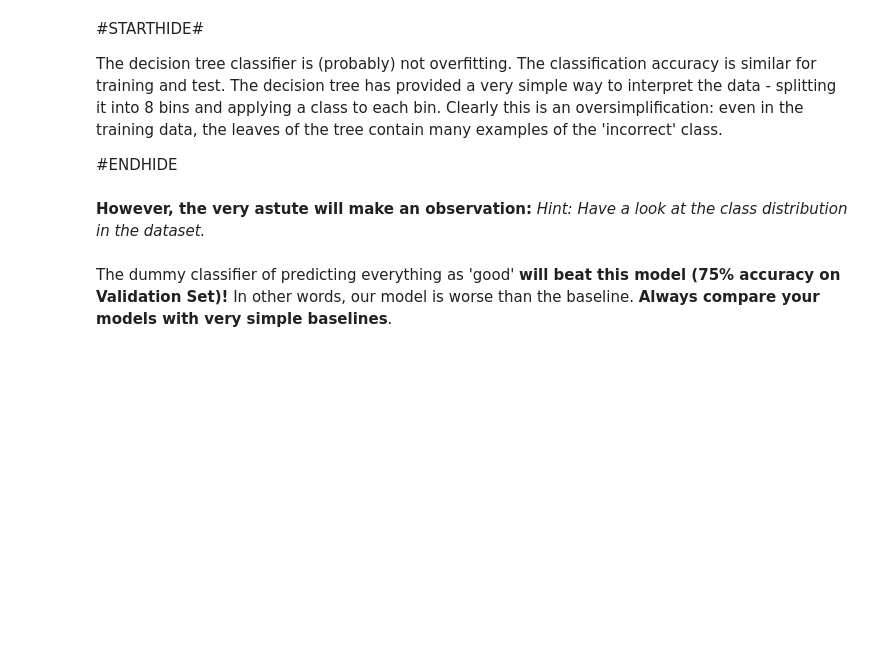
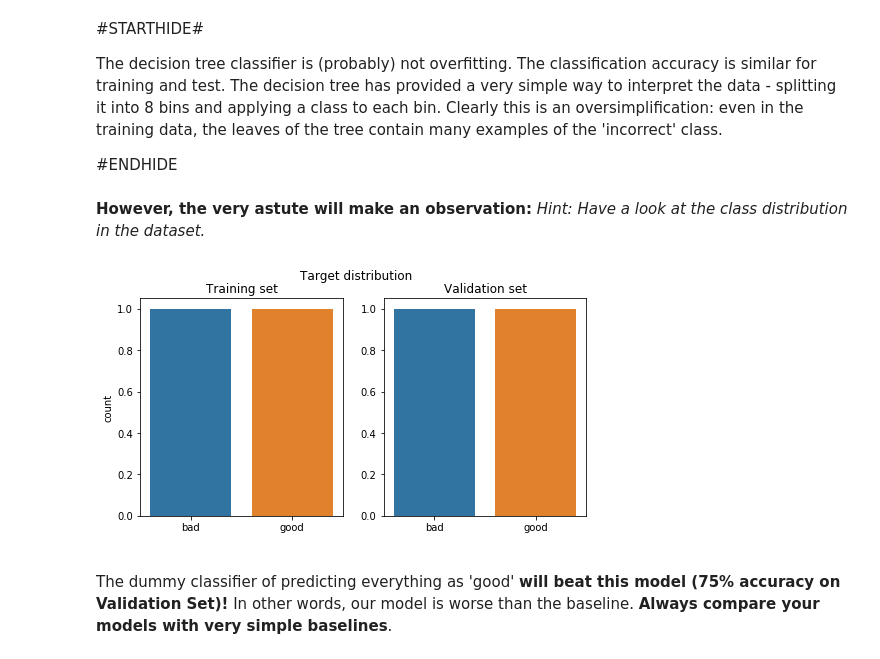
Before and after one commit to NiuJ1ao/IAML_Labs, a Jupyter notebook: iaml-labs-master/Labs/02 - Decision Trees and Linear Regression.ipynb, the cells around one changed output. Drawn from its saved outputs; the diff is of its cells as text; code cells hidden in the pictures; blank space fills up the shorter version.

```diff
--- a/iaml-labs-master/Labs/02 - Decision Trees and Linear Regression.ipynb
+++ b/iaml-labs-master/Labs/02 - Decision Trees and Linear Regression.ipynb
@@ -225,3 +225,6 @@ Let us then convert the categorical values we just created into a one-hot-encodi
 # Extract (and print the shape of) X
 
 # Your Code goes here:
+credit_feature = credit_clean.drop("Approve",axis=1)
+X = pd.get_dummies(credit_feature)
+X.shape
@@ -229,3 +234,6 @@ Let us then convert the categorical values we just created into a one-hot-encodi
 # Extract the Target y (and print its shape)
 
 # Your Code goes here:
+credit_real = credit_clean["Approve"]
+y = pd.get_dummies(credit_real)
+y.shape
@@ -247,3 +260,5 @@ Now we will train a Decision Tree classifier on the training data. Read about [D
 Create a `DecisionTreeClassifier` instance, naming it `dt` and train it by using training data only (i.e. `X_train` and `y_tain`). Set the `criterion` attribute to `entropy` in order to measure the quality of splits by using the information gain. Use the default settings for the rest of parameters. By default, trees are grown to full depth; this means that very fine splits are made involving very few data points. Not only does this make the trees hard to visualise (they'll be deep), but also we could be overfitting the data. For now, we arbitrarily choose a depth of 2 for our tree (to make it easier to interpret below), but this is a parameter we could tune. For consistency, use a `random_state=1000`.
 # %%
 # Your Code goes here:
+dt = DecisionTreeClassifier(criterion="entropy", random_state=1000, max_depth=2)
+dt.fit(X_train, y_train)
@@ -293,15 +346,17 @@ The decision tree classifier is (probably) not overfitting. The classification a
 **However, the very astute will make an observation:** *Hint: Have a look at the class distribution in the dataset.*
 # %%
 fig, (ax1, ax2) = plt.subplots(1,2, figsize=(8,4))
-sns.countplot(y_train, ax=ax1)
+sns.countplot(y_train.columns, ax=ax1)
 ax1.set_title('Training set', size=12)
 ax1.set_xlabel(' ')
-sns.countplot(y_test, ax=ax2)
+sns.countplot(y_test.columns, ax=ax2)
 ax2.set_xlabel(' ')
 ax2.set_ylabel('')
 ax2.set_title('Validation set', size=12)
 fig.suptitle('Target distribution', size=12)
 plt.show()
+# %% [output]
+[figure, added]
 # %% [markdown]
 The dummy classifier of predicting everything as 'good' **will beat this model (75% accuracy on Validation Set)!** In other words, our model is worse than the baseline. **Always compare your models with very simple baselines**.
 # %% [markdown]
```
Also changed, not shown: parts of 14 cells of this notebook, 1 other file.
